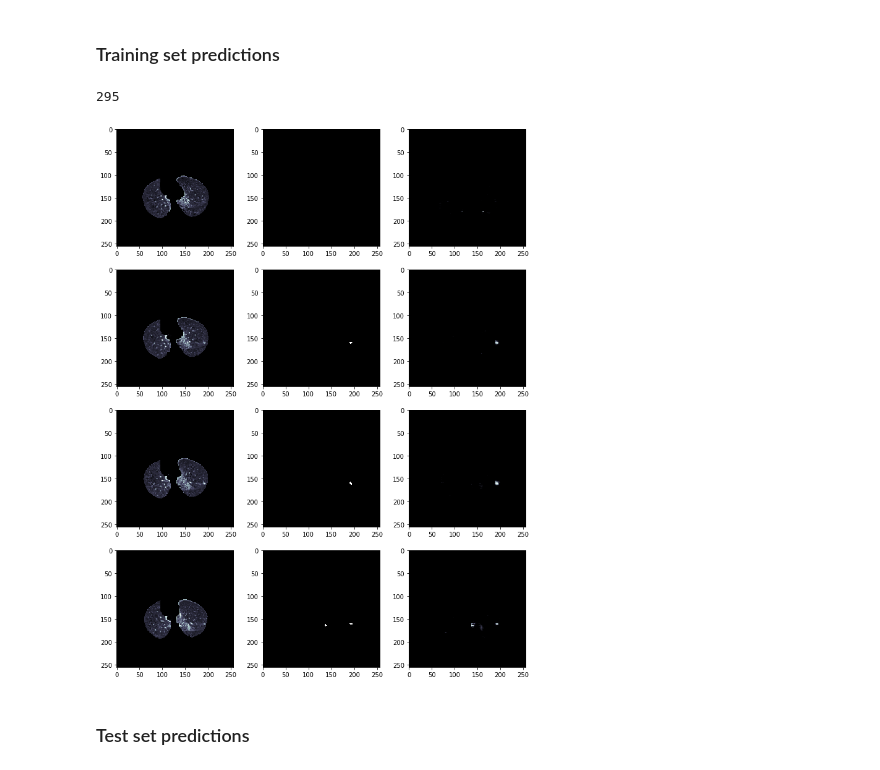
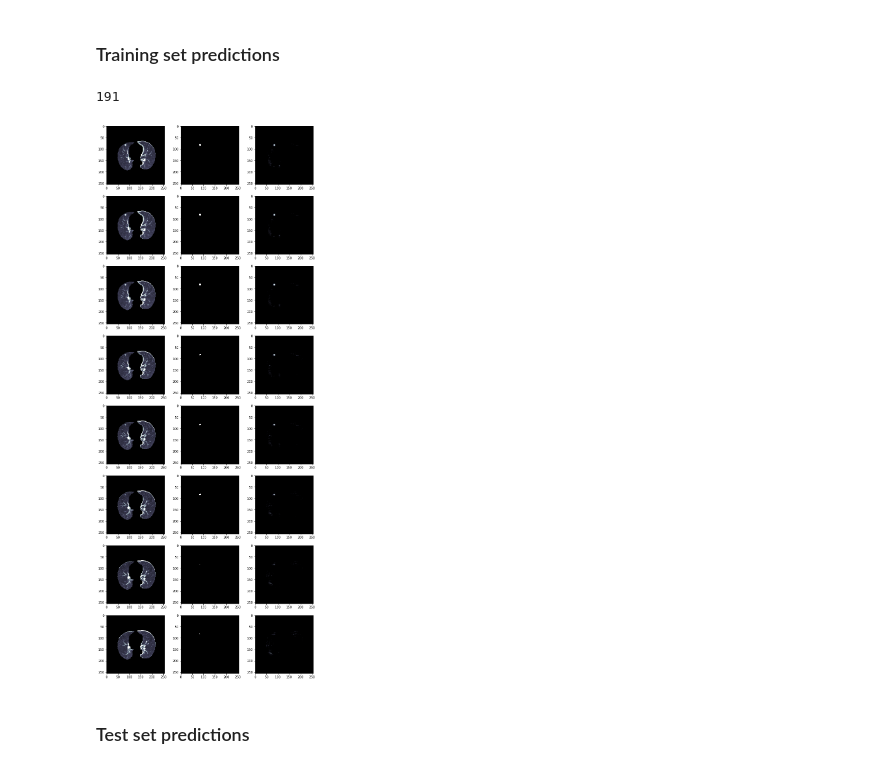
Before and after one commit to maggiebasta/lung-cancer-thesis, a Jupyter notebook: LIDC/unet_3d/trainUnet.ipynb, the cells around one changed output. Drawn from its saved outputs; the diff is of its cells as text; code cells hidden in the pictures.

Commit message:
unet 3d update

```diff
--- a/LIDC/unet_3d/trainUnet.ipynb
+++ b/LIDC/unet_3d/trainUnet.ipynb
@@ -42,3 +26,8 @@ MODEL_NAME = 'unet_lidc.hdf5'
+# %%
+TRAIN_PATH = 'data/train/'
+VAL_PATH = 'data/val/'
+
+MODEL_NAME = 'unet_lidc.hdf5'
 # %% [markdown]
 ## Data Generation and Augmentation
 # %%
@@ -88 +51,14 @@ test_generator = generator(
+# %%
+train_generator = generator(
+    TRAIN_PATH,
+    image_generator,
+    label_generator,
+    batch_sz=2,
+)
+val_generator = generator(
+    VAL_PATH,
+    image_generator,
+    label_generator,
+    batch_sz=1
+)
 # %%
@@ -94,10 +70,9 @@ show_augmentation('data/train/label2/1.tif', label_generator_train, n_rows=1)
 # %% [markdown]
 ## Instantiate and Train the U-Net
 # %%
-# model = unet3d()
 model = unet3d_res()
 model.compile(
-    optimizer = Adam(lr=5e-5),
+    optimizer = Adam(lr=1e-4),
     loss=weighted_cross_entropy,
 #     loss=dice_coef_weighted_loss,
     metrics = [
@@ -122,7 +97,9 @@ targets is deprecated, use labels instead
 # %%
 model.fit_generator(
     train_generator,
+    validation_data= val_generator,
     steps_per_epoch = 500,
+    validation_steps=50,
     epochs = 20,
     callbacks=[model_checkpoint]
 )
@@ -156,37 +133,45 @@ model.load_weights('unet_lidc.hdf5')
 # %%
 # results = model.predict(X_test, 2, verbose=1)
 
 idx = np.random.randint(len(os.listdir('data/train/image0')))
 print(idx)
 
 x0 = np.array(io.imread(f'data/train/image0/{idx}.tif', as_gray=True))/255
 x1 = np.array(io.imread(f'data/train/image1/{idx}.tif', as_gray=True))/255
 x2 = np.array(io.imread(f'data/train/image2/{idx}.tif', as_gray=True))/255
 x3 = np.array(io.imread(f'data/train/image3/{idx}.tif', as_gray=True))/255
+x4 = np.array(io.imread(f'data/train/image4/{idx}.tif', as_gray=True))/255
+x5 = np.array(io.imread(f'data/train/image5/{idx}.tif', as_gray=True))/255
+x6 = np.array(io.imread(f'data/train/image6/{idx}.tif', as_gray=True))/255
+x7 = np.array(io.imread(f'data/train/image7/{idx}.tif', as_gray=True))/255
 
-X = np.array([x0, x1, x2, x3])
+X = np.array([x0, x1, x2, x3, x4, x5, x6, x7])
 
 y0 = np.array(io.imread(f'data/train/label0/{idx}.tif', as_gray=True))
 y1 = np.array(io.imread(f'data/train/label1/{idx}.tif', as_gray=True))
 y2 = np.array(io.imread(f'data/train/label2/{idx}.tif', as_gray=True))
 y3 = np.array(io.imread(f'data/train/label3/{idx}.tif', as_gray=True))
+y4 = np.array(io.imread(f'data/train/label4/{idx}.tif', as_gray=True))
+y5 = np.array(io.imread(f'data/train/label5/{idx}.tif', as_gray=True))
+y6 = np.array(io.imread(f'data/train/label6/{idx}.tif', as_gray=True))
+y7 = np.array(io.imread(f'data/train/label7/{idx}.tif', as_gray=True))
 
-Y = np.array([y0, y1, y2, y3])
+Y = np.array([y0, y1, y2, y3, y4, y5, y6, y7])
 
-Y_hat = model.predict(X.reshape(1, 256, 256, 4, 1))
+Y_hat = model.predict(X.reshape(1, 256, 256, 8, 1))
 
 #Plot
-fig, axs = plt.subplots(4, 3, figsize=(12, 16))
+fig, axs = plt.subplots(8, 3, figsize=(12, 32))
 
-for i in range(4):
+for i in range(8):
     axs[i][0].imshow(X[i], cmap='bone')
     axs[i][1].imshow(Y[i], cmap='bone')
-    axs[i][2].imshow(Y_hat.reshape(4, 256, 256)[i], cmap='bone')
+    axs[i][2].imshow(Y_hat.reshape(8, 256, 256)[i], cmap='bone')
 
 plt.show()
 # %% [output]
-295
+191
-[figure, old version]
+[figure, new version]
 # %% [markdown]
 ### Test set predictions
 # %%
```
Also changed, not shown: parts of 8 cells of this notebook, 2 other files.
